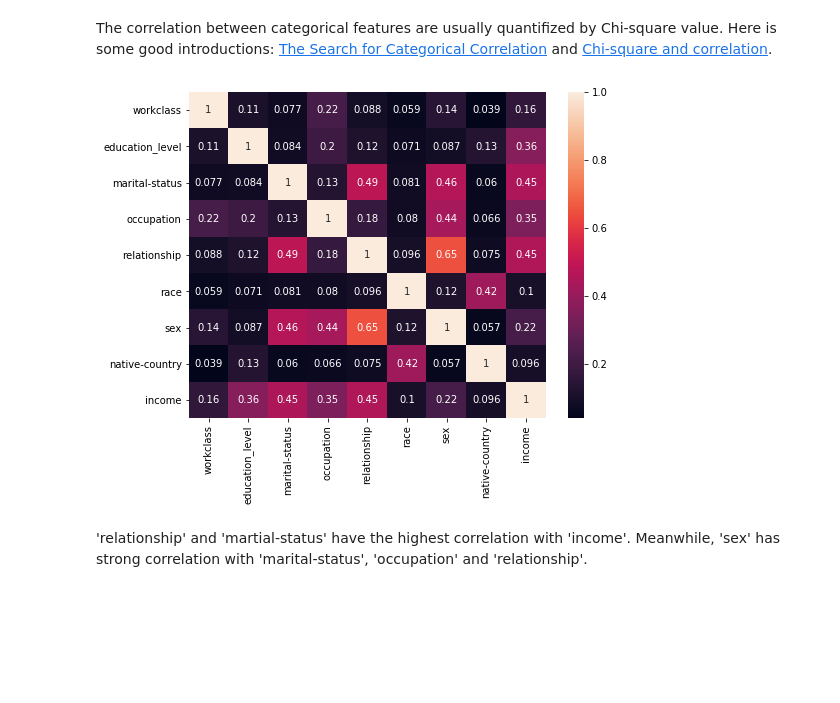
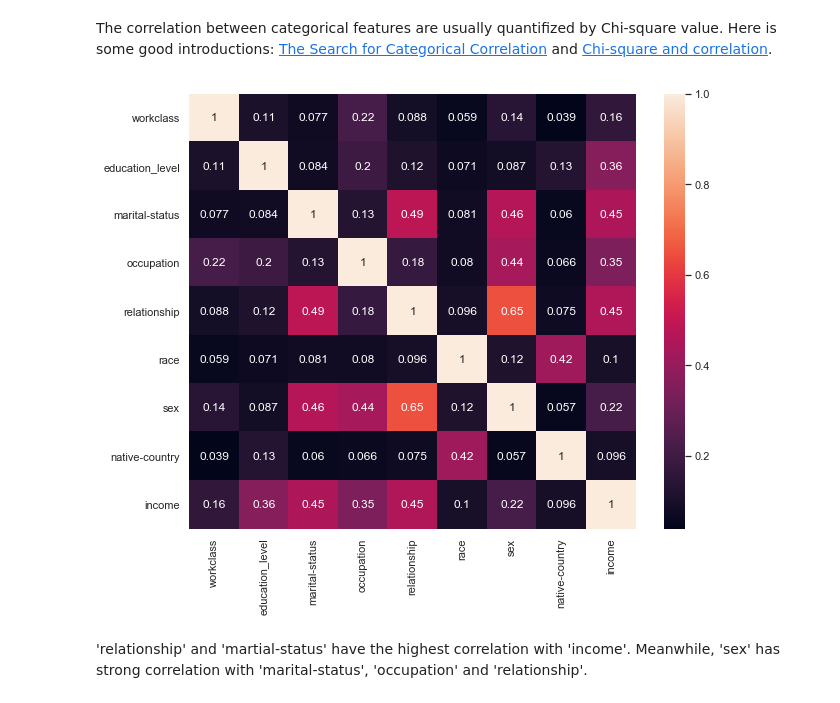
Before and after one commit to kbjiang/Fiding-Donors, a Jupyter notebook: finding_donors_EDA_bivariate.ipynb, the cells around one changed output. Cells and saved outputs as stored; diff of their text form; code cells hidden in the pictures; blank space fills up the shorter version.

```diff
--- a/finding_donors_EDA_bivariate.ipynb
+++ b/finding_donors_EDA_bivariate.ipynb
@@ -260,11 +260,11 @@ for i in it.product(ft_cat, repeat = 2):
 
 cramers_vs = np.reshape(cramers_vs, (len(ft_cat),len(ft_cat)))
 # %%
-fig = plt.figure(figsize=(8, 6))
+fig = plt.figure(figsize=(10, 8))
 sns.heatmap(cramers_vs, xticklabels=ft_cat, yticklabels=ft_cat, annot=True)
 plt.show()
 # %% [output]
-[figure, old version]
+[figure, new version]
 # %% [markdown]
 'relationship' and 'martial-status' have the highest correlation with 'income'. Meanwhile, 'sex' has strong correlation with 'marital-status', 'occupation' and 'relationship'.
 # %% [markdown]
```
Also changed, not shown: parts of 22 cells of this notebook.
